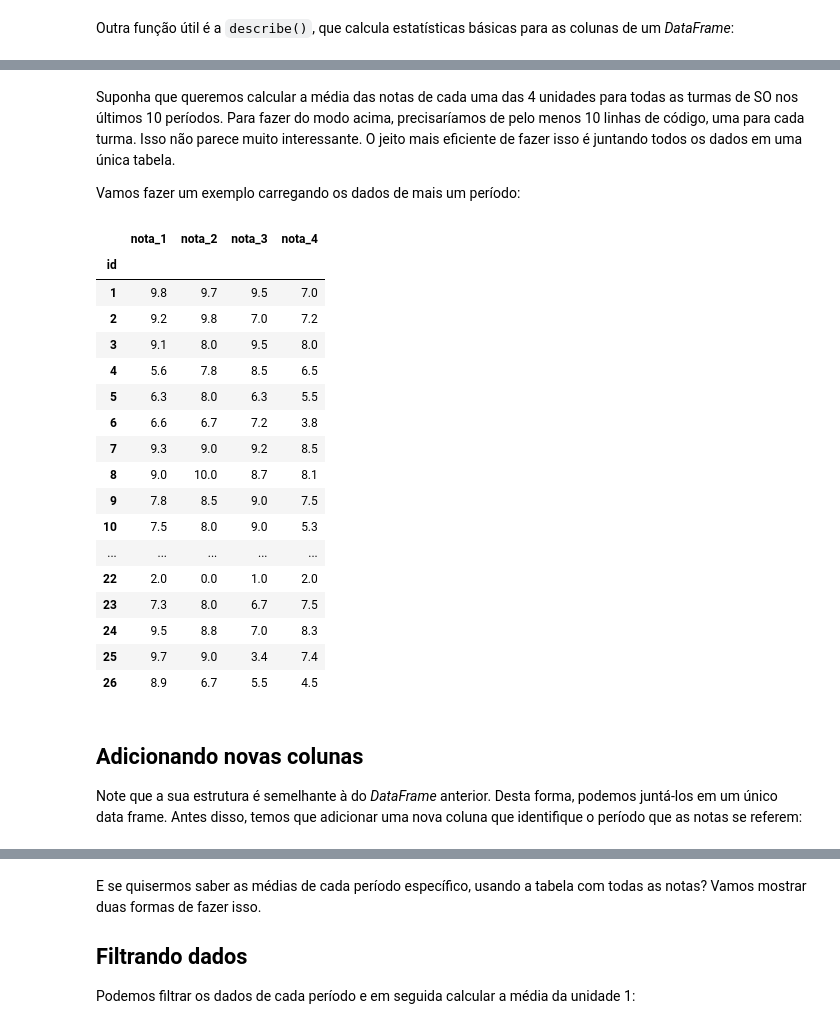
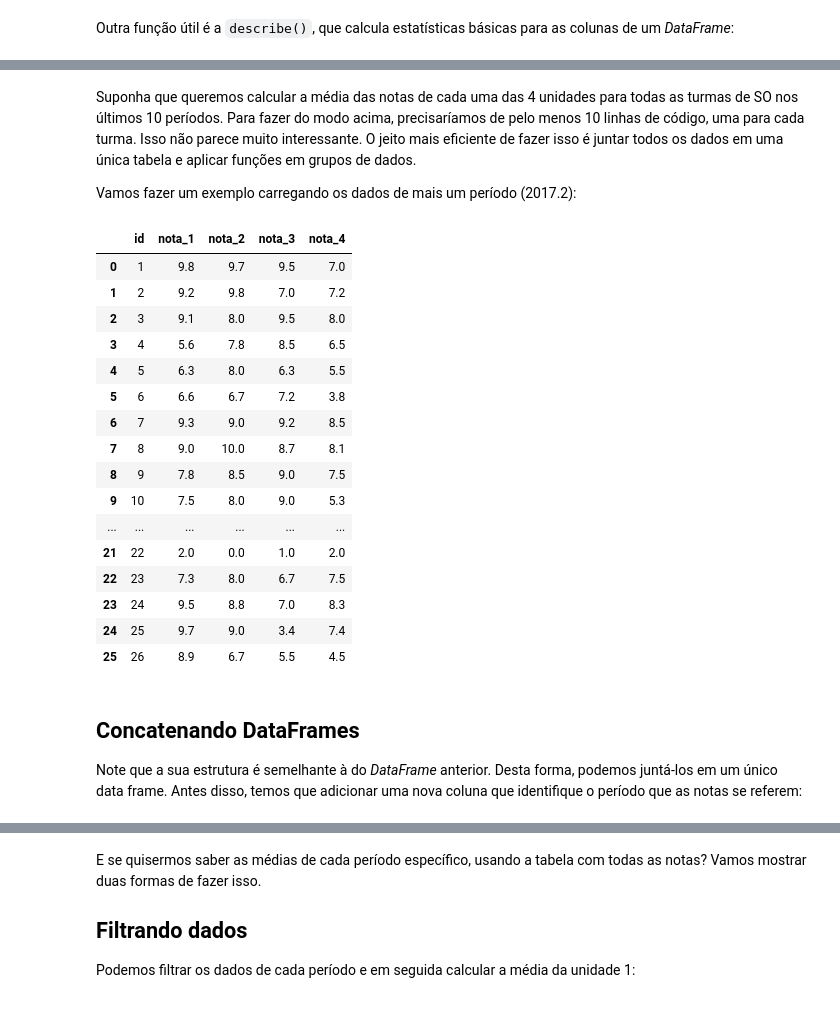
Before and after one commit to analisededados-ufpb/aulas-ad, a Jupyter notebook: 1-introducao/4-exemplo-pandas.ipynb, the cells around one changed output, grey strips where cells are left out. Drawn from its saved outputs; the diff is of its cells as text; code cells hidden in the pictures.

Commit message:
exemplo pandas

```diff
--- a/1-introducao/4-exemplo-pandas.ipynb
+++ b/1-introducao/4-exemplo-pandas.ipynb
@@ -72,32 +74,31 @@ nota_4    6.742857
 dtype: float64
 # %% [markdown]
-Suponha que queremos calcular a média das notas de cada uma das 4 unidades para todas as turmas de SO nos últimos 10 períodos. Para fazer do modo acima, precisaríamos de pelo menos 10 linhas de código, uma para cada turma. Isso não parece muito interessante. O jeito mais eficiente de fazer isso é juntando todos os dados em uma única tabela.
+Suponha que queremos calcular a média das notas de cada uma das 4 unidades para todas as turmas de SO nos últimos 10 períodos. Para fazer do modo acima, precisaríamos de pelo menos 10 linhas de código, uma para cada turma. Isso não parece muito interessante. O jeito mais eficiente de fazer isso é juntar todos os dados em uma única tabela e aplicar funções em grupos de dados.
 
-Vamos fazer um exemplo carregando os dados de mais um período:
+Vamos fazer um exemplo carregando os dados de mais um período (2017.2):
 # %%
-so_20172 = pd.read_csv("../dados/notas_so_20172.csv", index_col="id")
+so_20172 = pd.read_csv("../dados/notas_so_20172.csv")
 so_20172
 # %% [output]
-|  | nota_1 | nota_2 | nota_3 | nota_4 |
-| id |  |  |  |  |
-| 1 | 9.8 | 9.7 | 9.5 | 7.0 |
-| 2 | 9.2 | 9.8 | 7.0 | 7.2 |
-| 3 | 9.1 | 8.0 | 9.5 | 8.0 |
-| 4 | 5.6 | 7.8 | 8.5 | 6.5 |
-| 5 | 6.3 | 8.0 | 6.3 | 5.5 |
-| 6 | 6.6 | 6.7 | 7.2 | 3.8 |
-| 7 | 9.3 | 9.0 | 9.2 | 8.5 |
-| 8 | 9.0 | 10.0 | 8.7 | 8.1 |
-| 9 | 7.8 | 8.5 | 9.0 | 7.5 |
-| 10 | 7.5 | 8.0 | 9.0 | 5.3 |
-| ... | ... | ... | ... | ... |
-| 22 | 2.0 | 0.0 | 1.0 | 2.0 |
-| 23 | 7.3 | 8.0 | 6.7 | 7.5 |
-| 24 | 9.5 | 8.8 | 7.0 | 8.3 |
-| 25 | 9.7 | 9.0 | 3.4 | 7.4 |
-| 26 | 8.9 | 6.7 | 5.5 | 4.5 |
+|  | id | nota_1 | nota_2 | nota_3 | nota_4 |
+| 0 | 1 | 9.8 | 9.7 | 9.5 | 7.0 |
+| 1 | 2 | 9.2 | 9.8 | 7.0 | 7.2 |
+| 2 | 3 | 9.1 | 8.0 | 9.5 | 8.0 |
+| 3 | 4 | 5.6 | 7.8 | 8.5 | 6.5 |
+| 4 | 5 | 6.3 | 8.0 | 6.3 | 5.5 |
+| 5 | 6 | 6.6 | 6.7 | 7.2 | 3.8 |
+| 6 | 7 | 9.3 | 9.0 | 9.2 | 8.5 |
+| 7 | 8 | 9.0 | 10.0 | 8.7 | 8.1 |
+| 8 | 9 | 7.8 | 8.5 | 9.0 | 7.5 |
+| 9 | 10 | 7.5 | 8.0 | 9.0 | 5.3 |
+| ... | ... | ... | ... | ... | ... |
+| 21 | 22 | 2.0 | 0.0 | 1.0 | 2.0 |
+| 22 | 23 | 7.3 | 8.0 | 6.7 | 7.5 |
+| 23 | 24 | 9.5 | 8.8 | 7.0 | 8.3 |
+| 24 | 25 | 9.7 | 9.0 | 3.4 | 7.4 |
+| 25 | 26 | 8.9 | 6.7 | 5.5 | 4.5 |
 # %% [markdown]
-## Adicionando novas colunas
+## Concatenando DataFrames
 
 Note que a sua estrutura é semelhante à do _DataFrame_ anterior. Desta forma, podemos juntá-los em um único data frame. Antes disso, temos que adicionar uma nova coluna que identifique o período que as notas se referem:
 # %%
```
Also changed, not shown: parts of 47 cells of this notebook, 4 other files.
